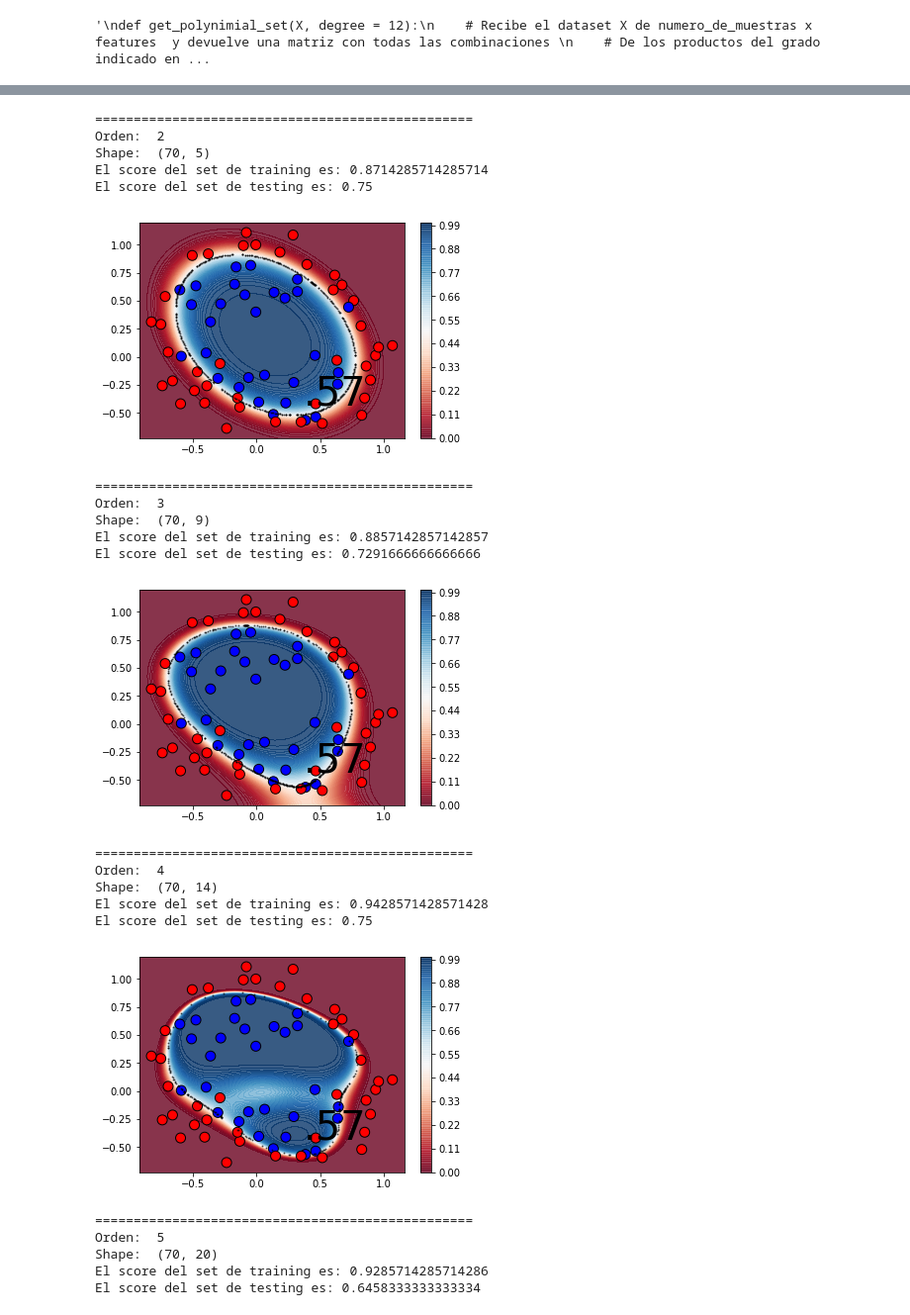
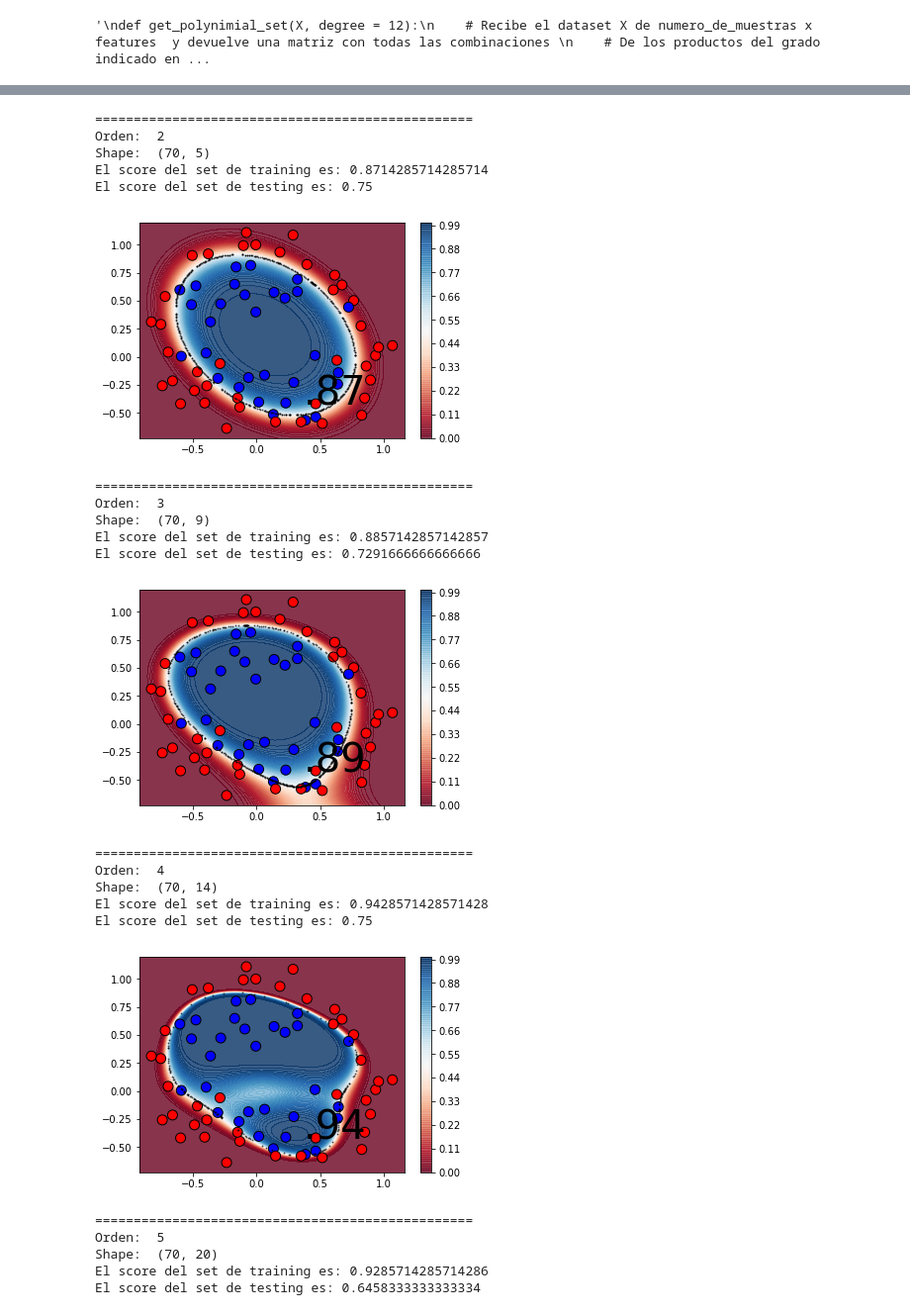
Before and after one commit to luviolante/ml-lab, a Jupyter notebook: Regresión Logística/Problema Chips - Regresión Logística.ipynb, the cells around one changed output, grey strips where cells are left out. Shown at 99% size. Cells and saved outputs as stored; diff of their text form; code cells hidden in the pictures.

Commit message:
Corrección en invocación de fn de plot

```diff
--- a/Regresión Logística/Problema Chips - Regresión Logística.ipynb
+++ b/Regresión Logística/Problema Chips - Regresión Logística.ipynb
@@ -128,42 +128,42 @@ for K in range(1,16):
     print("El score del set de testing es:", test_score)
     results = results.append({'Degrees':K, 'Training_Scores':train_score, 'Testing_Scores':test_score}, ignore_index=True)
 
     #Grafico
-    plot_boundaries(X_train_poly, y_train, score, probability_func=clf.predict_proba, degree=K)
+    plot_boundaries(X_train_poly, y_train, train_score, probability_func=clf.predict_proba, degree=K)
     plt.show()
     print('=================================================')
 
 %matplotlib inline
 plt.plot('Degrees', 'Training_Scores', data=results, color='Red', label='Score de entrenamiento')
 plt.plot('Degrees', 'Testing_Scores', data=results, color='Blue', label='Score de prueba')
 plt.title('Regresión Logística - Scores según grado')
 plt.legend(loc="best")
 plt.show()
 # %% [output]
 =================================================
 Orden:  1
 Shape:  (70, 2)
 El score del set de training es: 0.5714285714285714
 El score del set de testing es: 0.4166666666666667
 [figure]
 =================================================
 Orden:  2
 Shape:  (70, 5)
 El score del set de training es: 0.8714285714285714
 El score del set de testing es: 0.75
-[figure, old version]
+[figure, new version]
 =================================================
 Orden:  3
 Shape:  (70, 9)
 El score del set de training es: 0.8857142857142857
 El score del set de testing es: 0.7291666666666666
-[figure, old version]
+[figure, new version]
 =================================================
 Orden:  4
 Shape:  (70, 14)
 El score del set de training es: 0.9428571428571428
 El score del set de testing es: 0.75
-[figure, old version]
+[figure, new version]
 =================================================
 Orden:  5
 Shape:  (70, 20)
```
Also changed, not shown: parts of 1 cell of this notebook.
